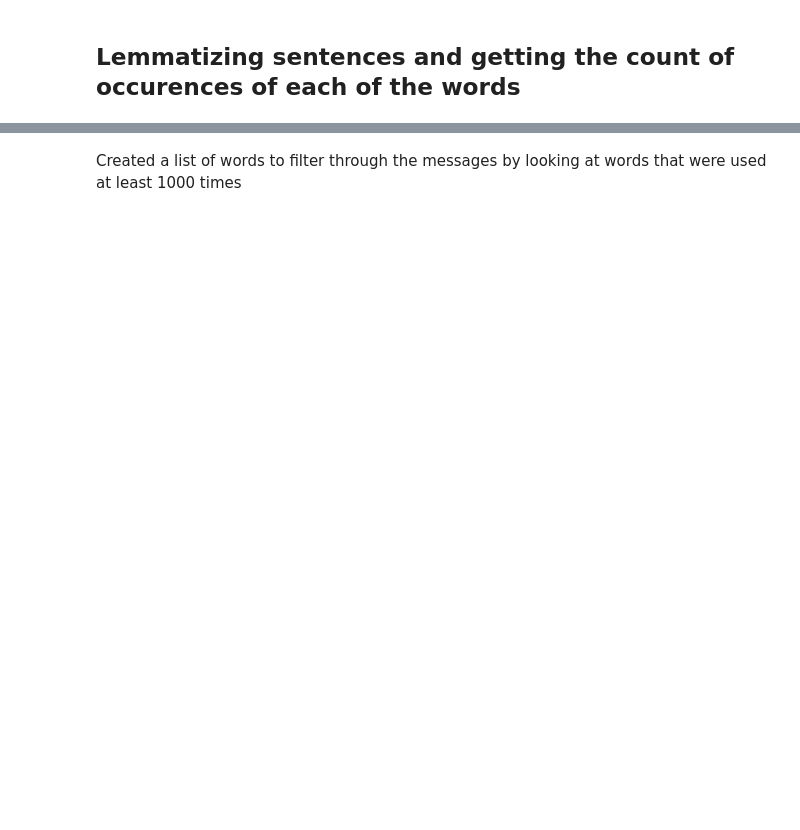
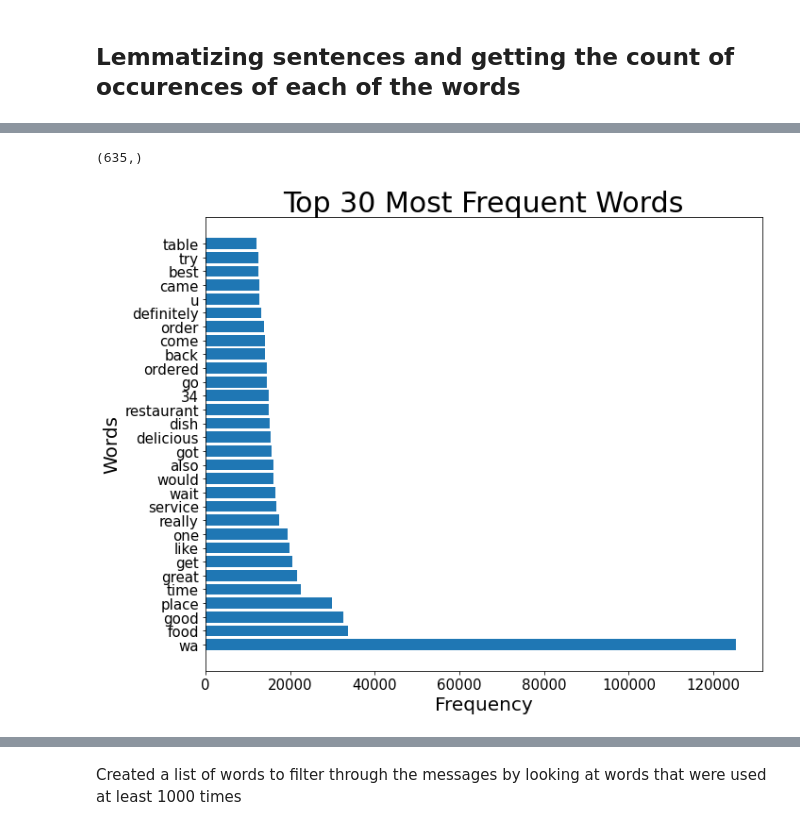
Before and after one commit to Injungahn/Yelp-Review-Categorizer, a Jupyter notebook: code/03_Sentence_Classification.ipynb, the cells around one changed output, grey strips where cells are left out. Saved outputs shown, nothing was run; the diff lists cells and outputs as text; code cells hidden in the pictures; blank space fills up the shorter version.

```diff
--- a/code/03_Sentence_Classification.ipynb
+++ b/code/03_Sentence_Classification.ipynb
@@ -68,2 +126,5 @@ word_df.shape
 # %%
 word_count_greater_than_1000 = word_df[word_df >= 1000]
+word_count_greater_than_1000.shape
+# %% [output]
+(635,)
@@ -72,7 +131,7 @@ word_count_greater_than_1000.shape
 # %%
-def barchart_of_words(counts, words, title, ):
+def barchart_of_words(counts, words, title):
     plt.figure(figsize = (10, 8))
-    y_pos = np.arrange(10)
+    y_pos = np.arange(30)
     plt.rc('axes', titlesize=30)
     plt.rc('axes', labelsize=20)
     plt.rc('xtick', labelsize=15)
@@ -83,4 +142,9 @@ def barchart_of_words(counts, words, title, ):
     plt.xlabel('Frequency')
     plt.ylabel('Words')
     plt.tight_layout()
-    plt.savefig(f'../images/top_{title[5:7]}_most_frequent_words')
+    plt.savefig(f'../images/{title}')
+# %%
+barchart_of_words(word_count_greater_than_1000[0:30], word_count_greater_than_1000[0:30].index,
+                  'Top 30 Most Frequent Words')
+# %% [output]
+[figure, added]
```
Also changed, not shown: parts of 24 cells of this notebook, 2 other files.
